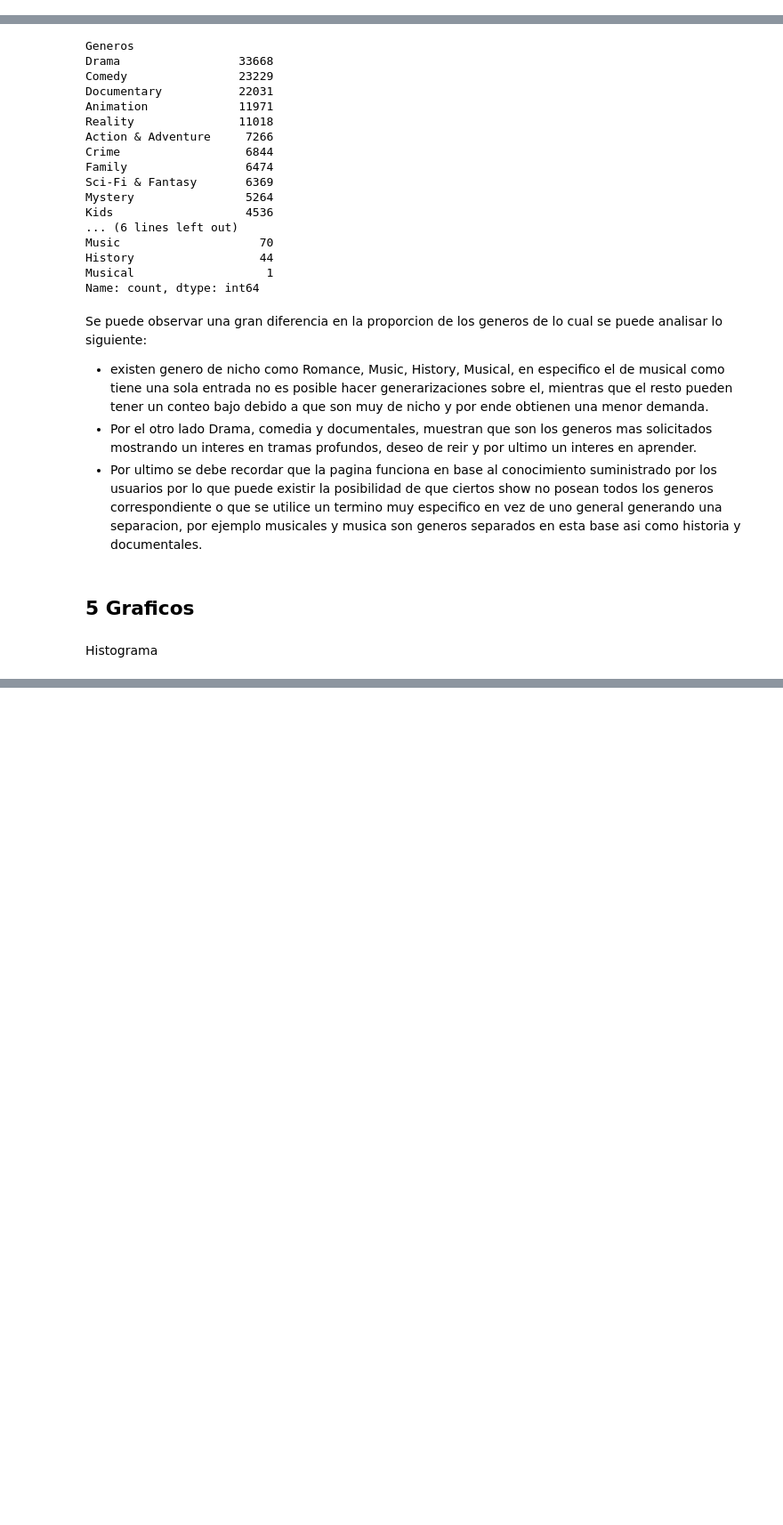
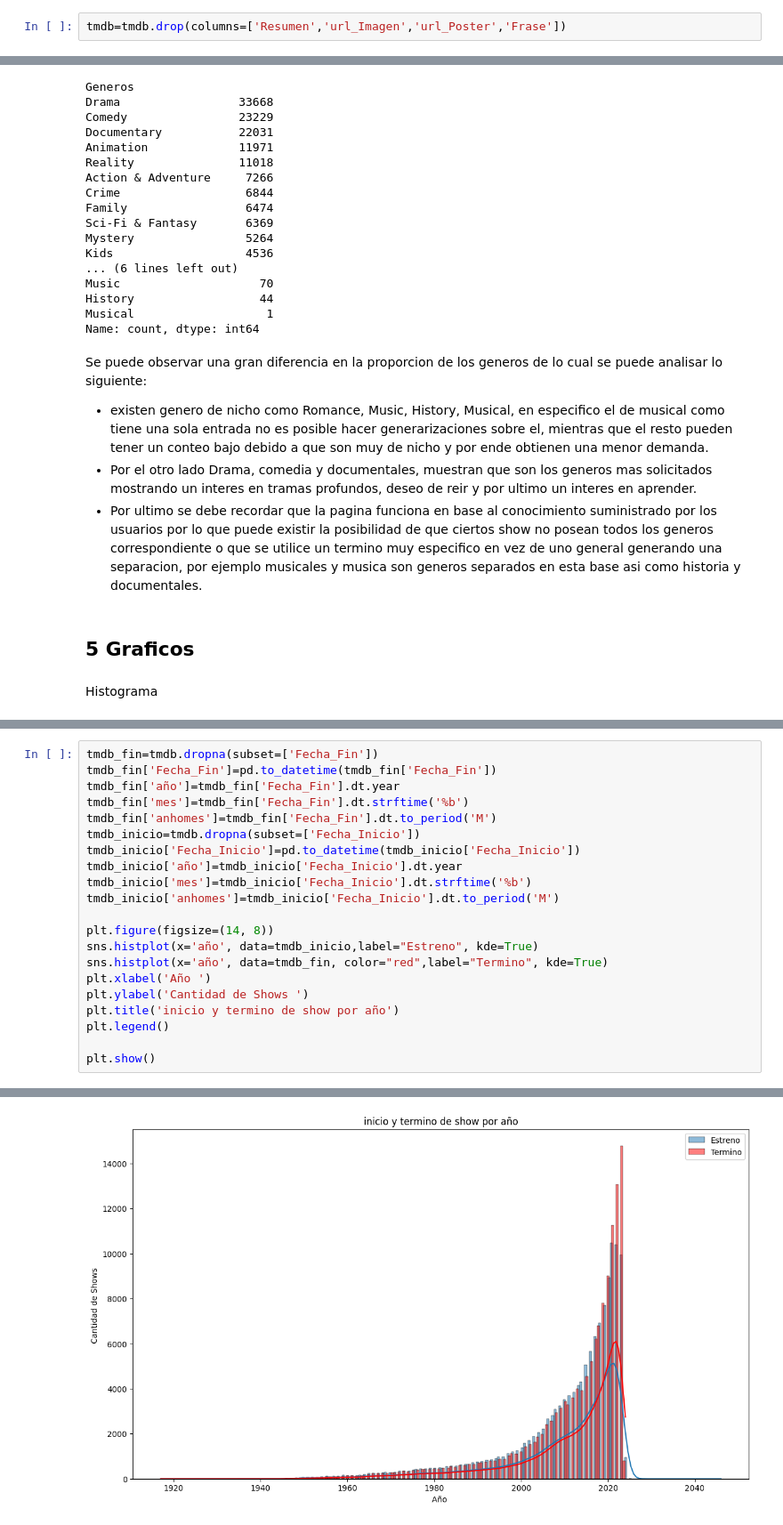
Before and after one commit to PedroJofreEsc/Data-science-Comision-61155, a Jupyter notebook: notebook/ProyectoDS_ParteI_jofre.ipynb, the cells around one changed output, grey strips where cells are left out. Shown: that part at 89% size. Cells and saved outputs as stored; diff of their text form; blank space fills up the shorter version.

Commit message:
histograma

```diff
--- a/notebook/ProyectoDS_ParteI_jofre.ipynb
+++ b/notebook/ProyectoDS_ParteI_jofre.ipynb
@@ -253,3 +253,5 @@ Como se observa los % son demasiados alto para eliminar los registros restantes,
+# %%
+tmdb=tmdb.drop(columns=['Resumen','url_Imagen','url_Poster','Frase'])
 # %%
 tmdb.dropna(subset=['Fecha_Inicio','Fecha_Fin','Generos','Idiomas' ])
 # %% [output]
@@ -387,0 +351,22 @@ Passing `palette` without assigning `hue` is deprecated and will be removed in v
+# %%
+tmdb_fin=tmdb.dropna(subset=['Fecha_Fin'])
+tmdb_fin['Fecha_Fin']=pd.to_datetime(tmdb_fin['Fecha_Fin'])
+tmdb_fin['año']=tmdb_fin['Fecha_Fin'].dt.year
+tmdb_fin['mes']=tmdb_fin['Fecha_Fin'].dt.strftime('%b')
+tmdb_fin['anhomes']=tmdb_fin['Fecha_Fin'].dt.to_period('M')
+tmdb_inicio=tmdb.dropna(subset=['Fecha_Inicio'])
+tmdb_inicio['Fecha_Inicio']=pd.to_datetime(tmdb_inicio['Fecha_Inicio'])
+tmdb_inicio['año']=tmdb_inicio['Fecha_Inicio'].dt.year
+tmdb_inicio['mes']=tmdb_inicio['Fecha_Inicio'].dt.strftime('%b')
+tmdb_inicio['anhomes']=tmdb_inicio['Fecha_Inicio'].dt.to_period('M')
+
+plt.figure(figsize=(14, 8))
+sns.histplot(x='año', data=tmdb_inicio,label="Estreno", kde=True)
+sns.histplot(x='año', data=tmdb_fin, color="red",label="Termino", kde=True)
+plt.xlabel('Año ')
+plt.ylabel('Cantidad de Shows ')
+plt.title('inicio y termino de show por año')
+plt.legend()
+
+plt.show()
+# %% [output]
@@ -387,0 +390 @@ Passing `palette` without assigning `hue` is deprecated and will be removed in v
+[figure, added]
```
Also changed, not shown: parts of 4 cells of this notebook.
